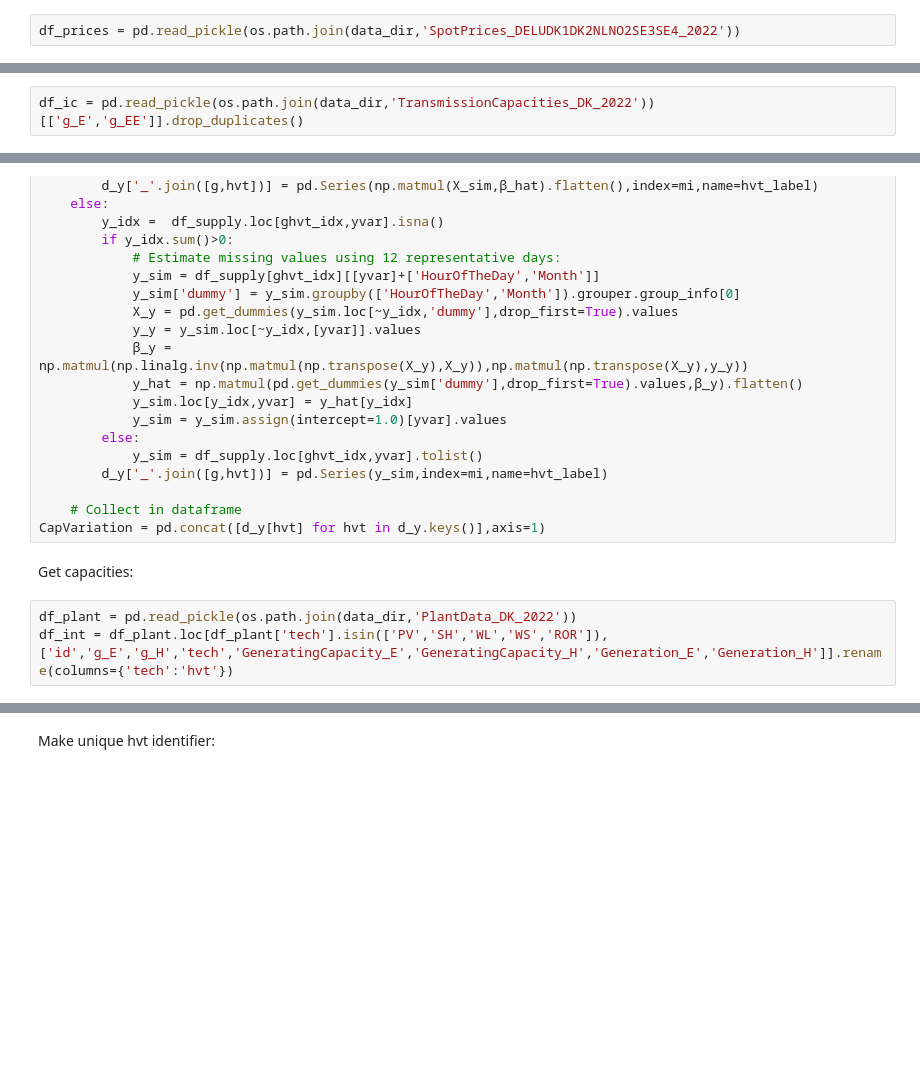
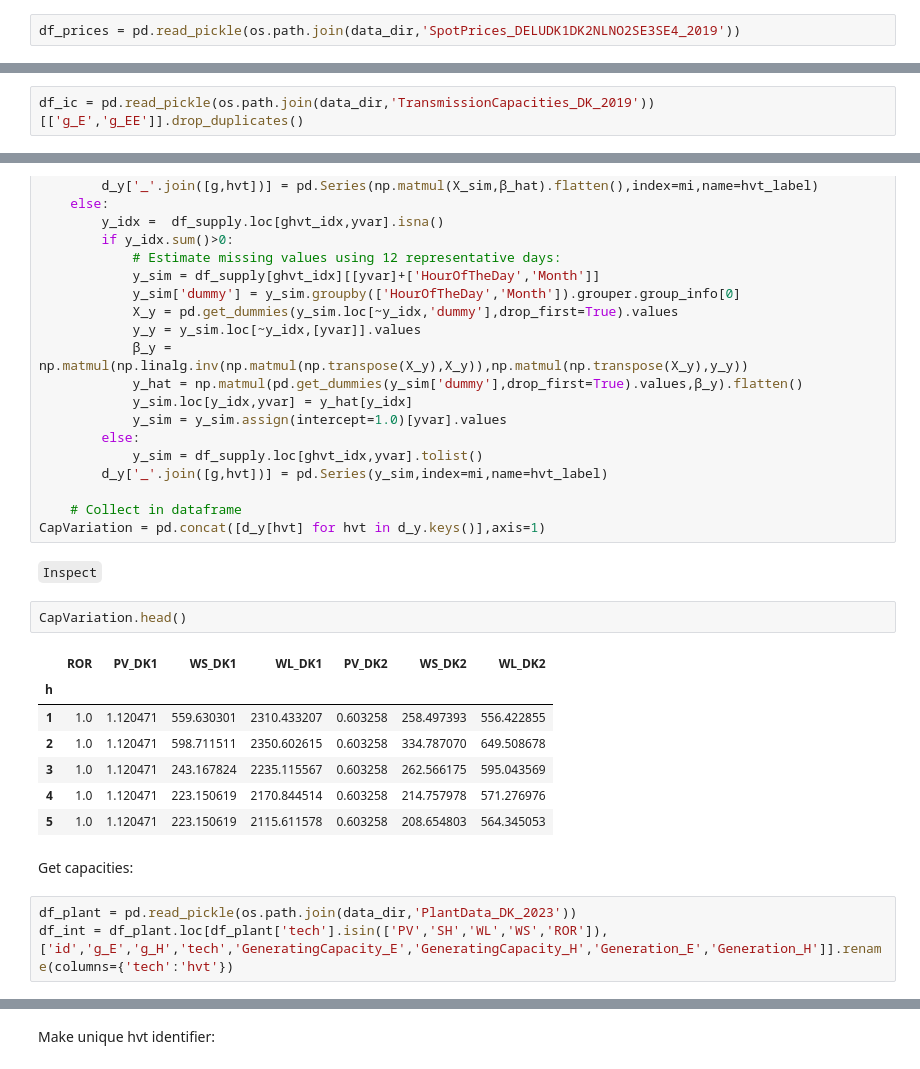
Before and after one commit to marcherger/EnergyEconGroupWork, a Jupyter notebook: DownloadDataForDK/D_MakeModelData.ipynb, the cells around one changed output, grey strips where cells are left out. Cells and saved outputs as stored; diff of their text form; blank space fills up the shorter version.

```diff
--- a/DownloadDataForDK/D_MakeModelData.ipynb
+++ b/DownloadDataForDK/D_MakeModelData.ipynb
@@ -54,7 +56,7 @@ LoadVariation_E = y_hat.div(Load_E).rename('LoadVariation_E')
 # %% [markdown]
 Download marginal prices:
 # %%
-df_prices = pd.read_pickle(os.path.join(data_dir,'SpotPrices_DELUDK1DK2NLNO2SE3SE4_2022'))
+df_prices = pd.read_pickle(os.path.join(data_dir,'SpotPrices_DELUDK1DK2NLNO2SE3SE4_2019'))
 # %% [markdown]
 Drop DK prices:
 # %%
@@ -62,4 +64,4 @@ df_prices = df_prices[df_prices['g_E'].str.find('DK')==-1]
 # %% [markdown]
 We need to map the countries to the correct areas; we therefore download mappings of interconnectors:
 # %%
-df_ic = pd.read_pickle(os.path.join(data_dir,'TransmissionCapacities_DK_2022'))[['g_E','g_EE']].drop_duplicates()
+df_ic = pd.read_pickle(os.path.join(data_dir,'TransmissionCapacities_DK_2019'))[['g_E','g_EE']].drop_duplicates()
@@ -149,8 +176,20 @@ for g,hvt,hvt_label in g2hvt.itertuples(index=False):
 
     # Collect in dataframe
 CapVariation = pd.concat([d_y[hvt] for hvt in d_y.keys()],axis=1)
+# %% [markdown]
+`Inspect`
+# %%
+CapVariation.head()
+# %% [output]
+|  | ROR | PV_DK1 | WS_DK1 | WL_DK1 | PV_DK2 | WS_DK2 | WL_DK2 |
+| h |  |  |  |  |  |  |  |
+| 1 | 1.0 | 1.120471 | 559.630301 | 2310.433207 | 0.603258 | 258.497393 | 556.422855 |
+| 2 | 1.0 | 1.120471 | 598.711511 | 2350.602615 | 0.603258 | 334.787070 | 649.508678 |
+| 3 | 1.0 | 1.120471 | 243.167824 | 2235.115567 | 0.603258 | 262.566175 | 595.043569 |
+| 4 | 1.0 | 1.120471 | 223.150619 | 2170.844514 | 0.603258 | 214.757978 | 571.276976 |
+| 5 | 1.0 | 1.120471 | 223.150619 | 2115.611578 | 0.603258 | 208.654803 | 564.345053 |
 # %% [markdown]
 Get capacities:
 # %%
-df_plant = pd.read_pickle(os.path.join(data_dir,'PlantData_DK_2022'))
+df_plant = pd.read_pickle(os.path.join(data_dir,'PlantData_DK_2023'))
 df_int = df_plant.loc[df_plant['tech'].isin(['PV','SH','WL','WS','ROR']),['id','g_E','g_H','tech','GeneratingCapacity_E','GeneratingCapacity_H','Generation_E','Generation_H']].rename(columns={'tech':'hvt'})
```
Also changed, not shown: parts of 44 cells of this notebook, 1 other file.
